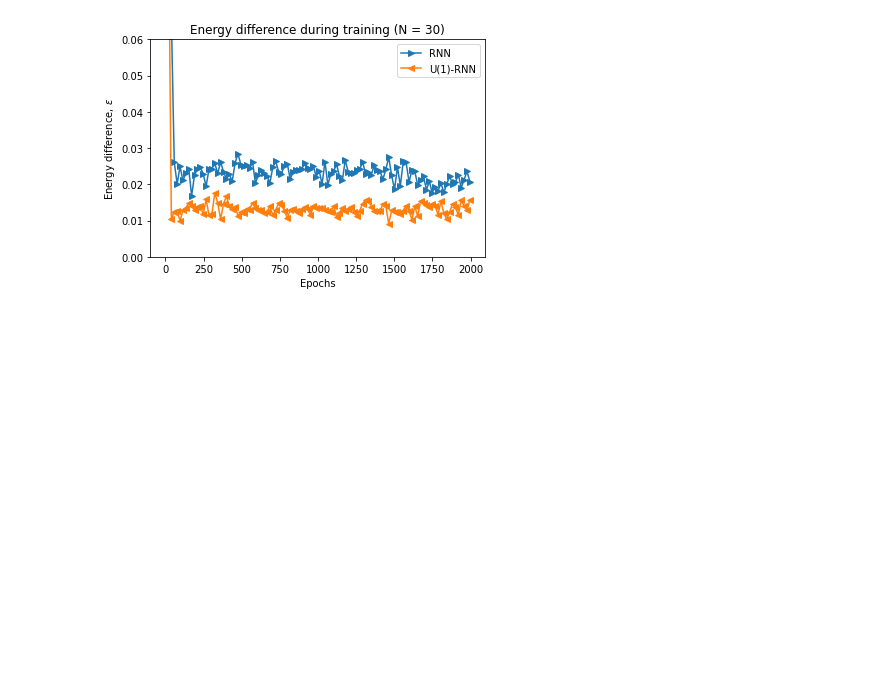
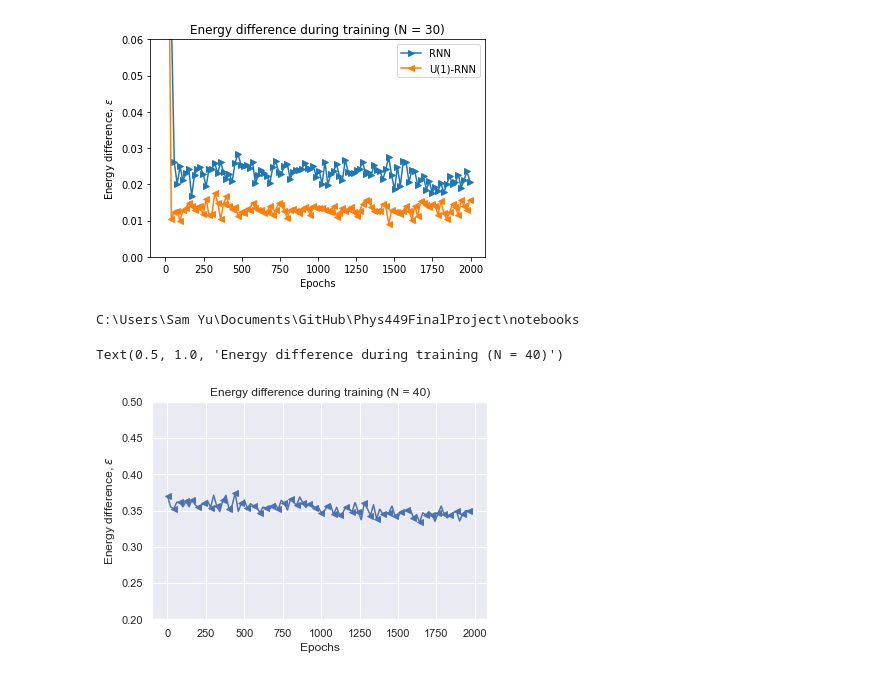
Before and after one commit to SyuW/QSTwithRNNs, a Jupyter notebook: notebooks/plotting_final_results.ipynb, the cells around one changed output. Drawn from its saved outputs; the diff is of its cells as text; code cells hidden in the pictures; blank space fills up the shorter version.

```diff
--- a/notebooks/plotting_final_results.ipynb
+++ b/notebooks/plotting_final_results.ipynb
@@ -80,3 +80,26 @@ plt.show(efig_n_30)
 plt.close()
 # %% [output]
 [figure]
+# %%
+import os
+import numpy as np
+import matplotlib.pyplot as plt
+import seaborn as sns
+
+sns.set_theme()
+
+print(os.getcwd())
+
+energy_diff_n_40 = np.load("../final_results/N=40/energy_diff_40_symm_True.npy")
+
+epochs = np.arange(len(energy_diff_n_40))+1
+
+plt.plot(epochs[::20], energy_diff_n_40[::20], marker="<", markevery=2)
+plt.ylim([0.2, 0.5])
+plt.xlabel("Epochs")
+plt.ylabel(r"Energy difference, $\epsilon$")
+plt.title("Energy difference during training (N = 40)")
+# %% [output]
+C:\Users\Sam Yu\Documents\GitHub\Phys449FinalProject\notebooks
+Text(0.5, 1.0, 'Energy difference during training (N = 40)')
+[figure, added]
```
Also changed, not shown: 5 other files.
